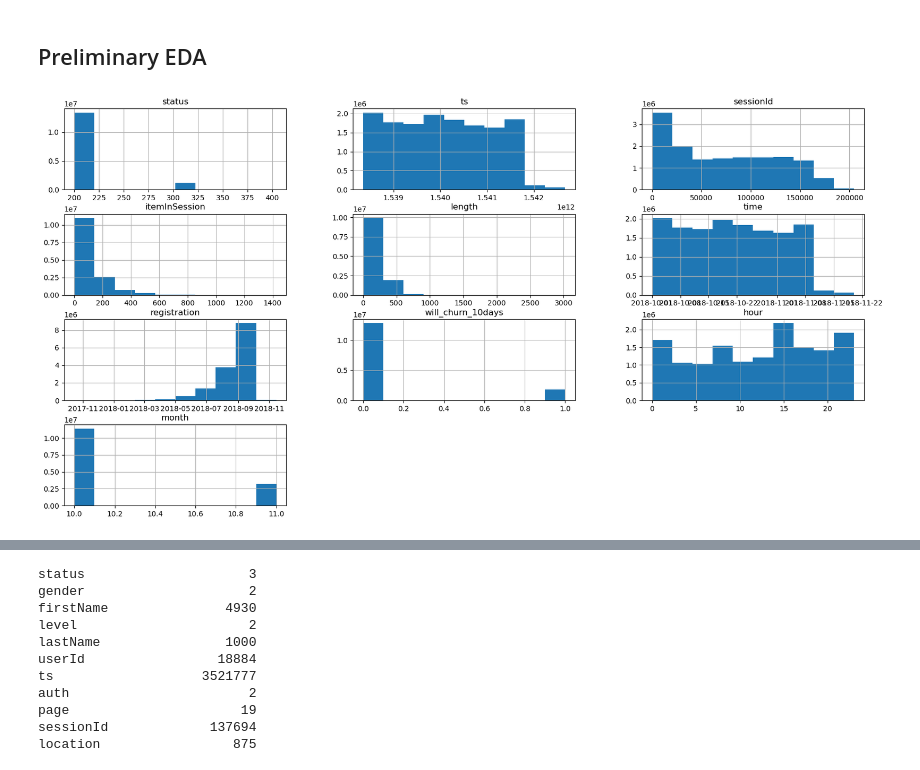
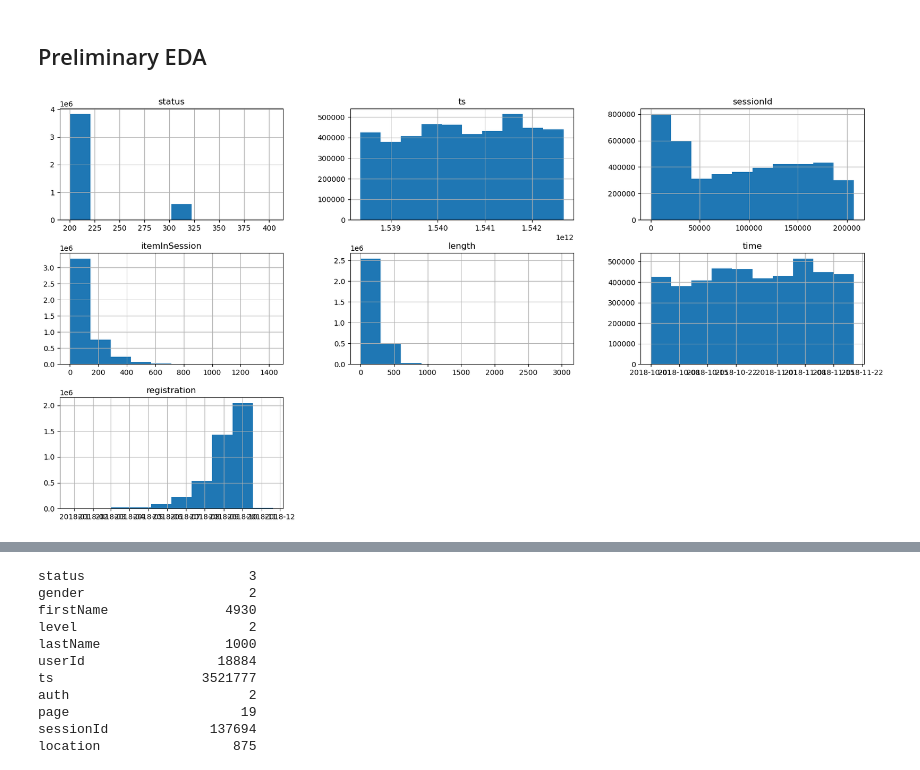
Before and after one commit to MaximilienLuc/Churn-prediction, a Jupyter notebook: Olivier.ipynb, the cells around one changed output, grey strips where cells are left out. Saved outputs shown, nothing was run; the diff lists cells and outputs as text; code cells hidden in the pictures.

```diff
--- a/Olivier.ipynb
+++ b/Olivier.ipynb
@@ -401,6 +771,6 @@ target_column = ['will_churn_10days']
 time_columns = ['time', 'registration']
 all_columns = numerical_columns + categorical_columns + target_column + time_columns
 # %%
-df_train.hist(figsize=(20, 10));
+df_train_test.hist(figsize=(20, 10));
 # %% [output]
-[figure, old version]
+[figure, new version]
```
Also changed, not shown: parts of 25 cells of this notebook.
